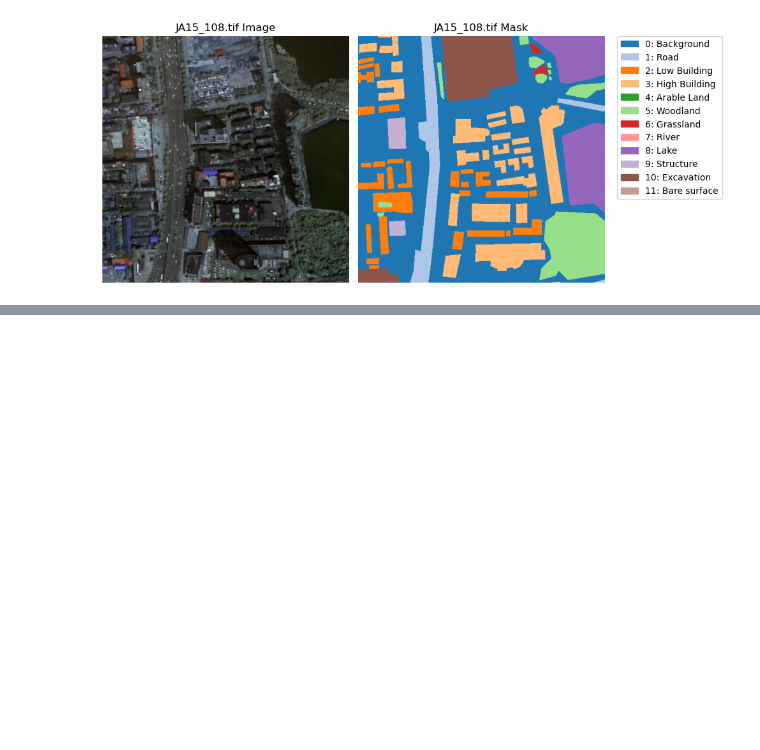
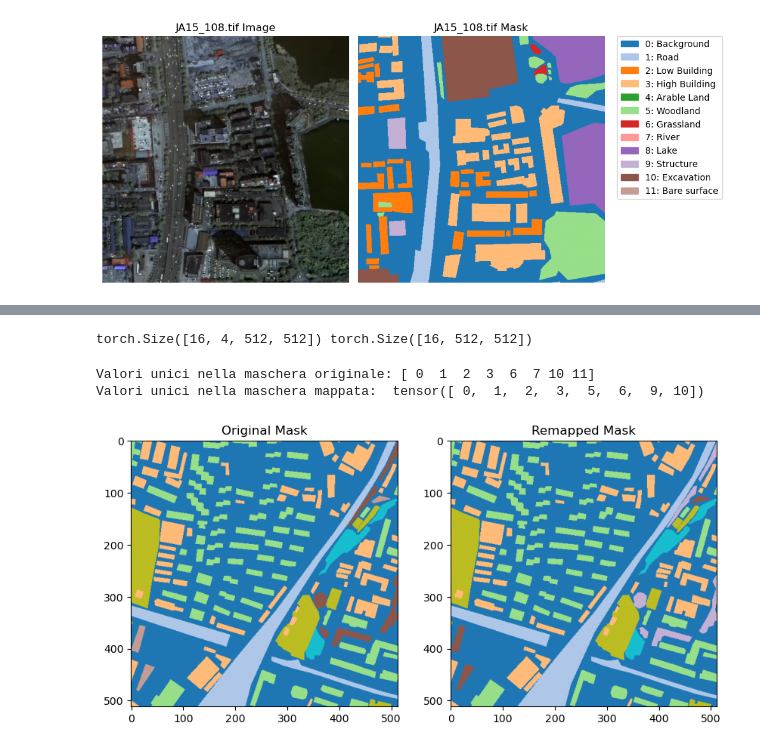
Before and after one commit to marangi21/LULC_Semantic_Seg, a Jupyter notebook: py/prithvi/tests.ipynb, the cells around one changed output, grey strips where cells are left out. Drawn from its saved outputs; the diff is of its cells as text; code cells hidden in the pictures; blank space fills up the shorter version.

```diff
--- a/py/prithvi/tests.ipynb
+++ b/py/prithvi/tests.ipynb
@@ -249,5 +249,10 @@ Image shape: (512, 512), Mask shape: (512, 512)
 Unique mask_values: [ 0  1  2  3  6  7  9 10 11]
 [figure]
 # %%
-with open("/shared/marangi/projects/EVOCITY/building_extraction/data/OpenWUSU512/class_mapping.json") as f:
-    class_mapping = json.load(f)
+import re
+
+def extract_aoi(filename):
+    match = re.search(r'_(\d+)\.tif$', filename)
+    if match:
+        return match.group(1)
+    return None
@@ -253,0 +358,41 @@ with open("/shared/marangi/projects/EVOCITY/building_extraction/data/OpenWUSU512
+# %%
+image, mask = next(iter(train_loader))
+print(image.shape, mask.shape)
+# %% [output]
+torch.Size([16, 4, 512, 512]) torch.Size([16, 512, 512])
+# %%
+import torch
+import json
+import matplotlib.pyplot as plt
+import rasterio as rio
+import numpy as np
+
+def remap_mask(mask):
+    with open("/shared/marangi/projects/EVOCITY/building_extraction/data/OpenWUSU512/class_mapping.json") as f:
+        original_class_mapping = json.load(f)
+    sorted_original_classes = sorted(original_class_mapping.values())
+    # Creo il tensore che mappa il vecchio indice al nuovo, usando 255 come valore temporaneo
+    remapping_tensor = torch.full((len(sorted_original_classes) + 1,), 255, dtype=torch.long)
+    for new_idx, old_idx in enumerate(sorted_original_classes):
+        remapping_tensor[old_idx] = new_idx
+    return remapping_tensor[mask]
+
+idx = 1
+year = 18
+mask_path = f"/shared/marangi/projects/EVOCITY/building_extraction/data/WUSU_preprocessed/train/HS/class/HS{year}_{idx}.tif"
+with rio.open(mask_path) as mask_file:
+    original_mask_array = mask_file.read(1)
+    mask_torch = torch.from_numpy(original_mask_array.astype('int64'))
+    remapped_mask_torch = remap_mask(mask_torch)
+    print(f"Valori unici nella maschera originale: {np.unique(original_mask_array)}")
+    print(f"Valori unici nella maschera mappata:  {torch.unique(remapped_mask_torch)}")
+    fig, ax = plt.subplots(1, 2, figsize=(10, 5))
+    ax[0].imshow(original_mask_array, cmap='tab20', vmin=0, vmax=12)
+    ax[0].set_title("Original Mask")
+    ax[1].imshow(remapped_mask_torch, cmap='tab20', vmin=0, vmax=11)
+    ax[1].set_title("Remapped Mask")
+    plt.show()
+# %% [output]
+Valori unici nella maschera originale: [ 0  1  2  3  6  7 10 11]
+Valori unici nella maschera mappata:  tensor([ 0,  1,  2,  3,  5,  6,  9, 10])
+[figure, added]
```
Also changed, not shown: parts of 6 cells of this notebook, 4 other files.
